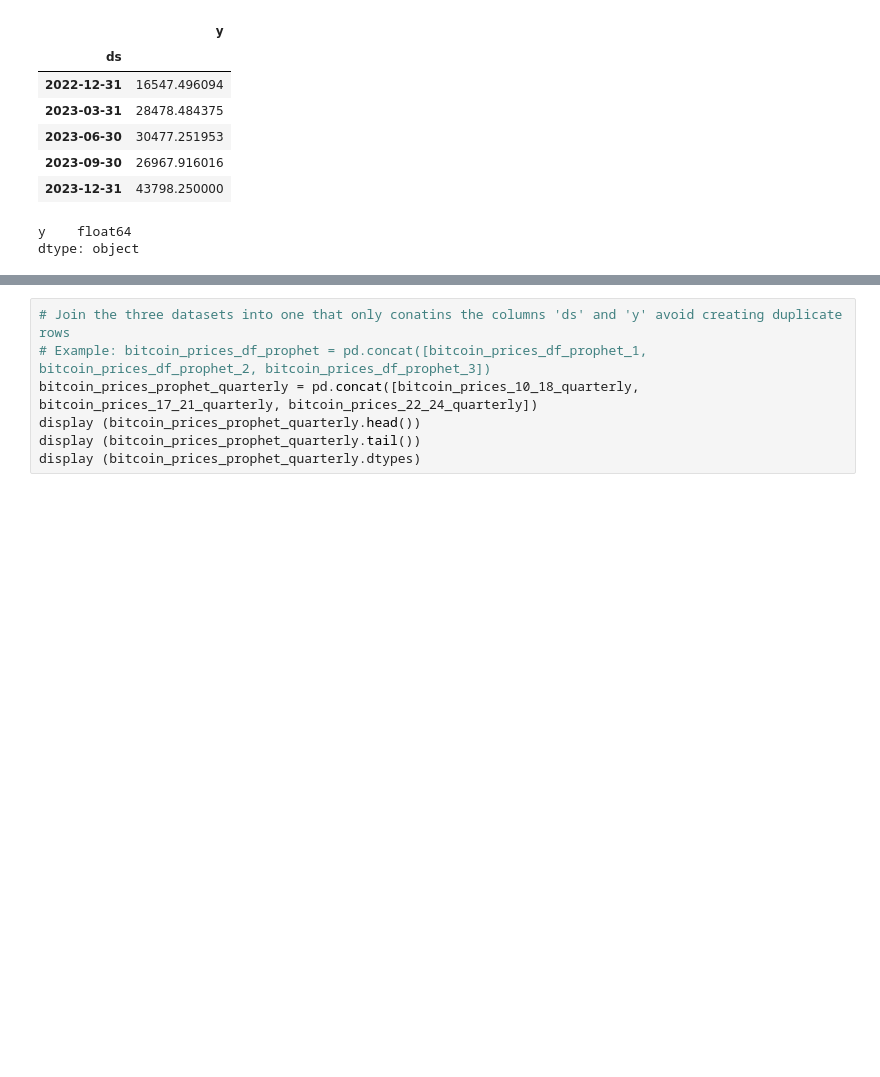
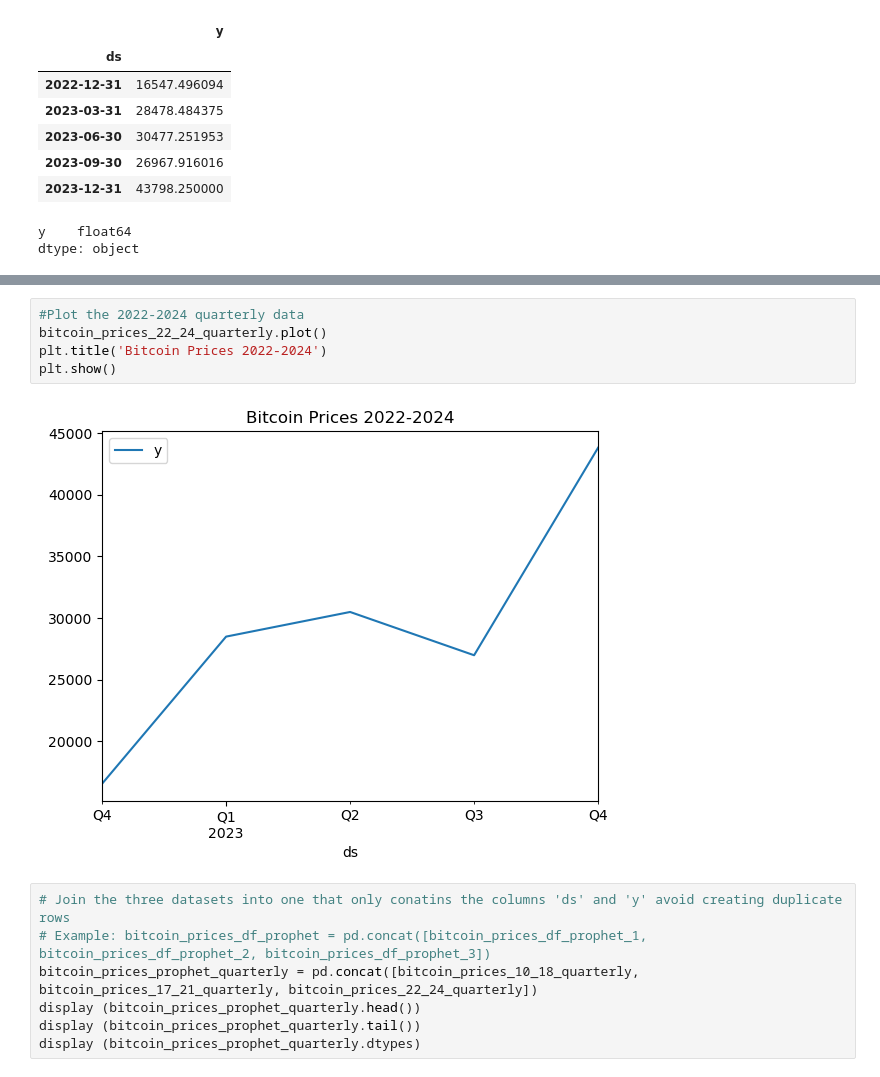
Before and after one commit to juanlavieri/housing_currency, a Jupyter notebook: Bitcoin_Prices_Analysis.ipynb, the cells around one changed output, grey strips where cells are left out. Drawn from its saved outputs; the diff is of its cells as text; blank space fills up the shorter version.

```diff
--- a/Bitcoin_Prices_Analysis.ipynb
+++ b/Bitcoin_Prices_Analysis.ipynb
@@ -265,3 +279,10 @@ dtype: object
+# %%
+#Plot the 2022-2024 quarterly data
+bitcoin_prices_22_24_quarterly.plot()
+plt.title('Bitcoin Prices 2022-2024')
+plt.show()
+# %% [output]
+[figure, added]
 # %%
 # Join the three datasets into one that only conatins the columns 'ds' and 'y' avoid creating duplicate rows
 # Example: bitcoin_prices_df_prophet = pd.concat([bitcoin_prices_df_prophet_1, bitcoin_prices_df_prophet_2, bitcoin_prices_df_prophet_3])
```
Also changed, not shown: parts of 5 cells of this notebook, 1 other file.
